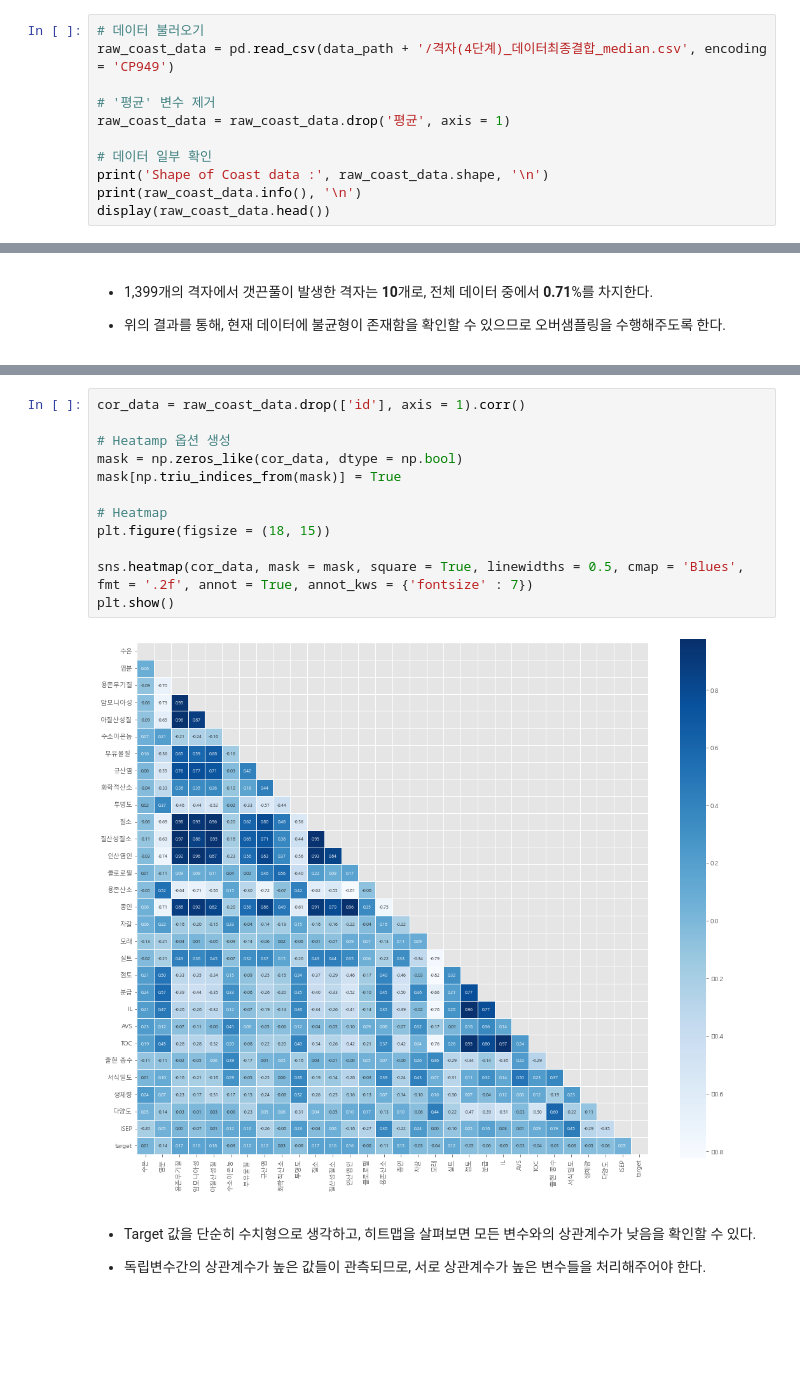
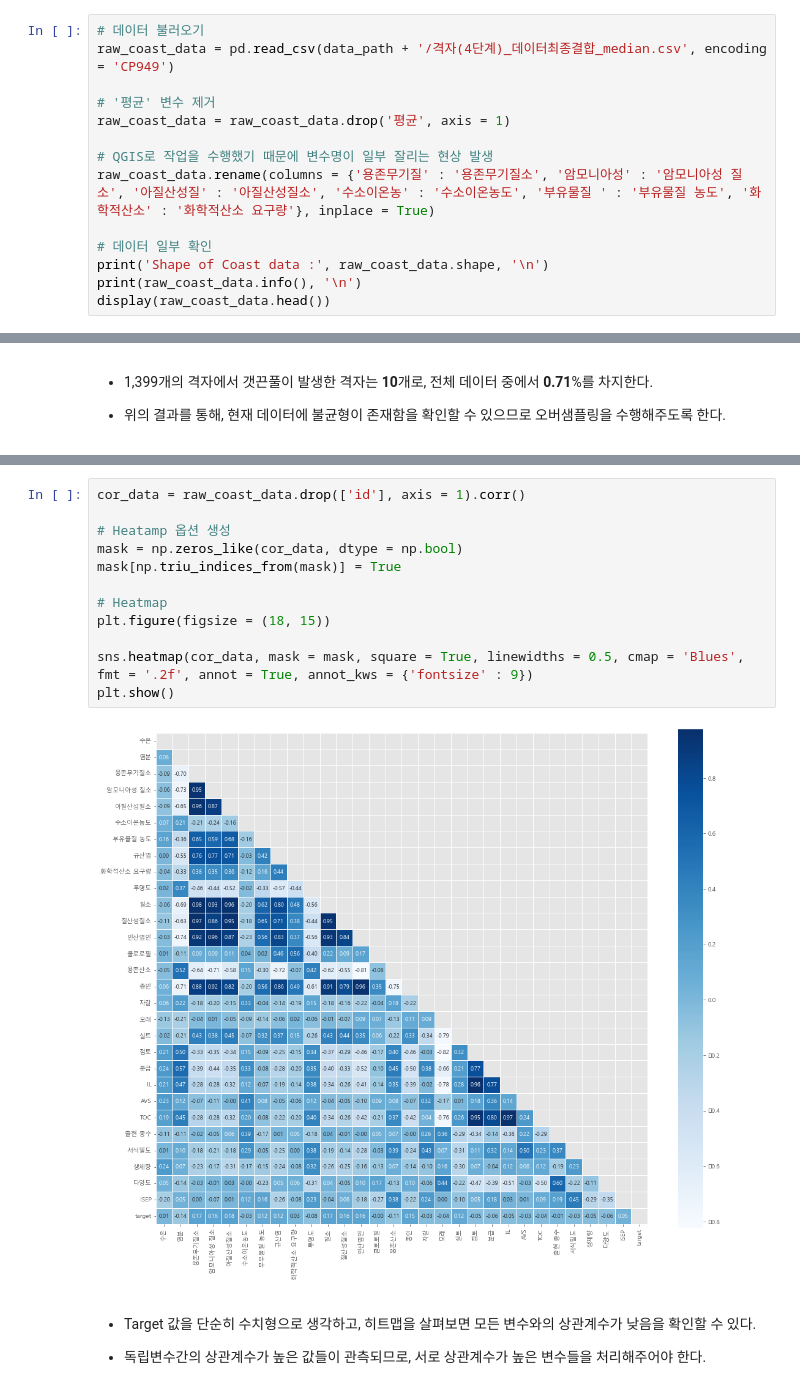
Before and after one commit to Koo-BM/DACON-JOISS, a Jupyter notebook: Python Code/Untitled.ipynb, the cells around one changed output, grey strips where cells are left out. Saved outputs shown, nothing was run; the diff lists cells and outputs as text; blank space fills up the shorter version.

```diff
--- a/Python Code/Untitled.ipynb
+++ b/Python Code/Untitled.ipynb
@@ -42,6 +49,9 @@ raw_coast_data = pd.read_csv(data_path + '/격자(4단계)_데이터최종결합
 # '평균' 변수 제거
 raw_coast_data = raw_coast_data.drop('평균', axis = 1)
 
+# QGIS로 작업을 수행했기 때문에 변수명이 일부 잘리는 현상 발생
+raw_coast_data.rename(columns = {'용존무기질' : '용존무기질소', '암모니아성' : '암모니아성 질소', '아질산성질' : '아질산성질소', '수소이온농' : '수소이온농도', '부유물질 ' : '부유물질 농도', '화학적산소' : '화학적산소 요구량'}, inplace = True)
+
 # 데이터 일부 확인
 print('Shape of Coast data :', raw_coast_data.shape, '\n')
 print(raw_coast_data.info(), '\n')
@@ -104,17 +114,17 @@ fig.tight_layout()
 # %%
 cor_data = raw_coast_data.drop(['id'], axis = 1).corr()
 
 # Heatamp 옵션 생성
 mask = np.zeros_like(cor_data, dtype = np.bool)
 mask[np.triu_indices_from(mask)] = True
 
 # Heatmap
 plt.figure(figsize = (18, 15))
 
-sns.heatmap(cor_data, mask = mask, square = True, linewidths = 0.5, cmap = 'Blues', fmt = '.2f', annot = True, annot_kws = {'fontsize' : 7})
+sns.heatmap(cor_data, mask = mask, square = True, linewidths = 0.5, cmap = 'Blues', fmt = '.2f', annot = True, annot_kws = {'fontsize' : 9})
 plt.show()
 # %% [output]
-[figure, old version]
+[figure, new version]
 # %% [markdown]
 - Target 값을 단순히 수치형으로 생각하고, 히트맵을 살펴보면 모든 변수와의 상관계수가 낮음을 확인할 수 있다.
 
```
Also changed, not shown: parts of 92 cells of this notebook, 1 other file.
